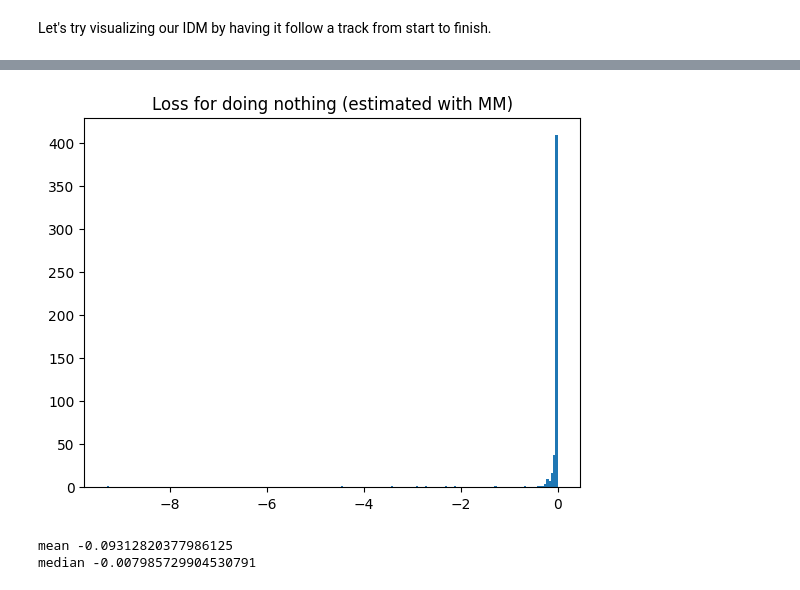
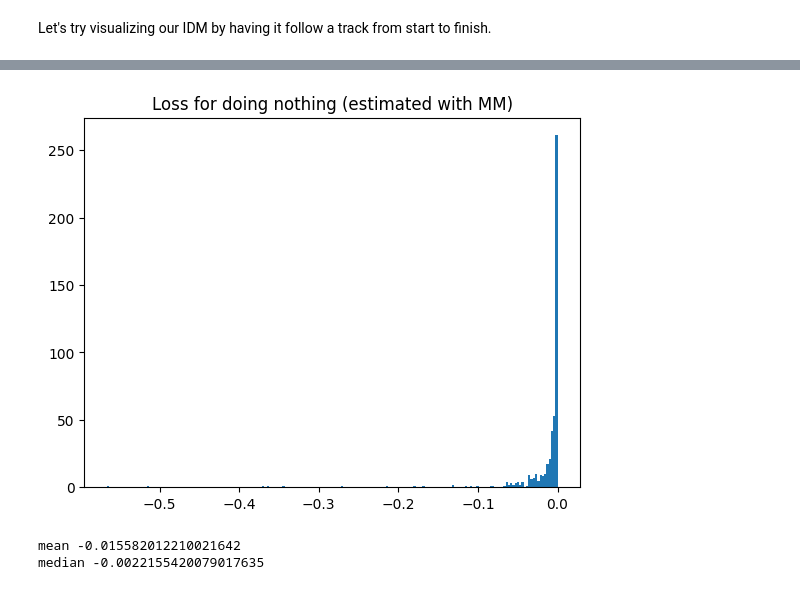
Before and after one commit to pimpale/metadrive-offline-rl-benchmark, a Jupyter notebook: waymo-metadrive-idm-model.ipynb, the cells around one changed output, grey strips where cells are left out. Drawn from its saved outputs; the diff is of its cells as text; code cells hidden in the pictures.

```diff
--- a/waymo-metadrive-idm-model.ipynb
+++ b/waymo-metadrive-idm-model.ipynb
@@ -496,15 +492,15 @@ Now that we have trained a neural network model of Metadrive through which we ca
 class InverseDynamicsModel(nn.Module):
     def __init__(self):
         super().__init__()
-        # input shape: (batch_size, 3, 2)
+        # input shape: (batch_size, 4, 2)
         # output shape: (batch_size, 2)
 
-        self.conv1 = nn.Conv1d(3, 768, 2) # Bx3x2 -> Bx768x1
+        self.conv1 = nn.Conv1d(4, 768, 2) # Bx4x2 -> Bx768x1
         self.fc1 = nn.Linear(768, 768) # Bx768 -> Bx768
         self.fc2 = nn.Linear(768, 2) # Bx768 -> Bx2
 
     def forward(self, x: torch.Tensor):
-        x = F.relu(self.conv1(x)) # Bx3x2 -> Bx768x1
+        x = F.relu(self.conv1(x)) # Bx4x2 -> Bx768x1
         x = torch.flatten(x, 1) # Bx768x1 -> Bx768
         x = F.relu(self.fc1(x)) # Bx768 -> Bx768
         x = self.fc2(x) # Bx768 -> Bx2
@@ -581,6 +581,6 @@ KeyboardInterrupt:
 # load idm
 if 'idm' not in locals():
     idm = InverseDynamicsModel().to(device)
-    idm.load_state_dict(torch.load('data/idm.pth'))
+    idm.load_state_dict(torch.load('waymo_data/idm.pth'))
 # %%
 # save idm
@@ -671,7 +671,7 @@ class IDMPolicy:
 # %%
 env = gym.make("MetaDrive-validation-v0", config={"on_continuous_line_done": False, "use_render": True})
 # %%
-scenario = h[1]
+scenario = trajectories[0]
 with torch.no_grad():
     # reset
     env.reset()
@@ -691,7 +691,7 @@ with torch.no_grad():
         st0 = scenario[i]
         st1 = scenario[i+1]
         st0_pred = get_metadrive_state(env)
-        action = IDMPolicy(idm)((st0, st1))
+        action = IDMPolicy(idm)((st0_pred, st1))
         env.step(action)
         st1_pred = get_metadrive_state(env)
         print(action)
@@ -725,7 +763,7 @@ def run_game_est(mm:MetadriveModel, policy:typing.Callable[[Observation], Action
     a = policy(o)
     with torch.no_grad():
         s1_pred_tensor = mm(state_batch_to_tensor([s0],device), action_batch_to_tensor([a],device)).detach().cpu().numpy()[0]
-    s1_pred = State(velocity=s1_pred_tensor[:2], heading=s1_pred_tensor[2])
+    s1_pred = State(velocity=s1_pred_tensor[:2], heading=np.arctan2(s1_pred_tensor[3], s1_pred_tensor[2]))
     r = -compute_loss(s1, s1_pred)
     return a, r, s1_pred
 # %%
@@ -754,19 +793,19 @@ median -0.0018014580644578344
 # %%
 # test loss function
 do_nothing_loss_est = []
 for s0, s1 in idm_test_set:
-    _, rew, _ = run_game_est(mm, null_policy, (s0, s1))
+    _, rew, pred_s1 = run_game_est(mm, null_policy, (s0, s1))
     do_nothing_loss_est.append(rew)
 
 plt.title("Loss for doing nothing (estimated with MM)")
 plt.hist(do_nothing_loss_est, bins=200)
 plt.show()
 print("mean", np.mean(do_nothing_loss_est))
 print("median", np.median(do_nothing_loss_est))
 # %% [output]
-[figure, old version]
+[figure, new version]
-mean -0.09312820377986125
-median -0.007985729904530791
+mean -0.015582012210021642
+median -0.0022155420079017635
 # %%
 # test loss function
 idm_loss = []
```
Also changed, not shown: parts of 31 cells of this notebook, 2 other files.
